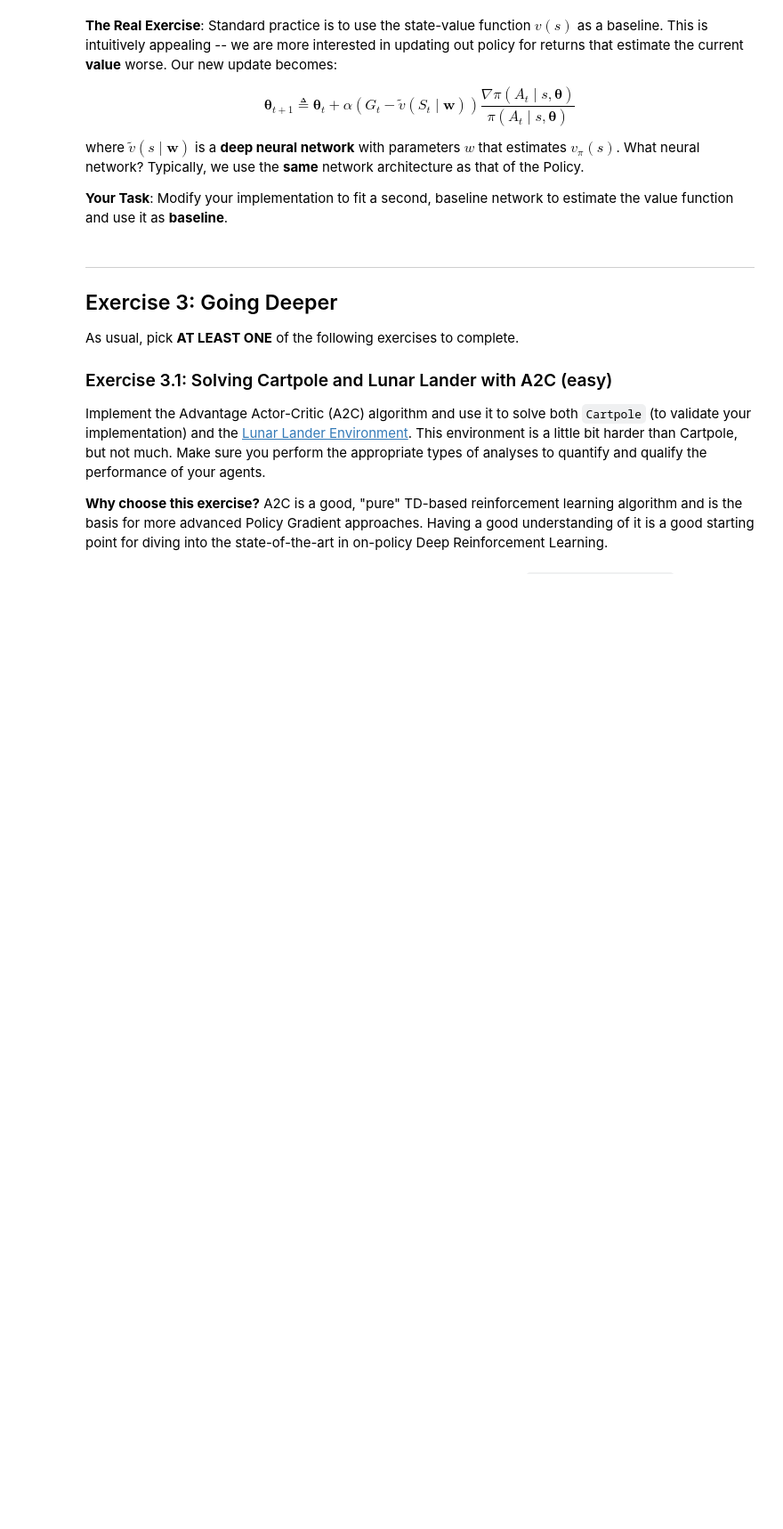
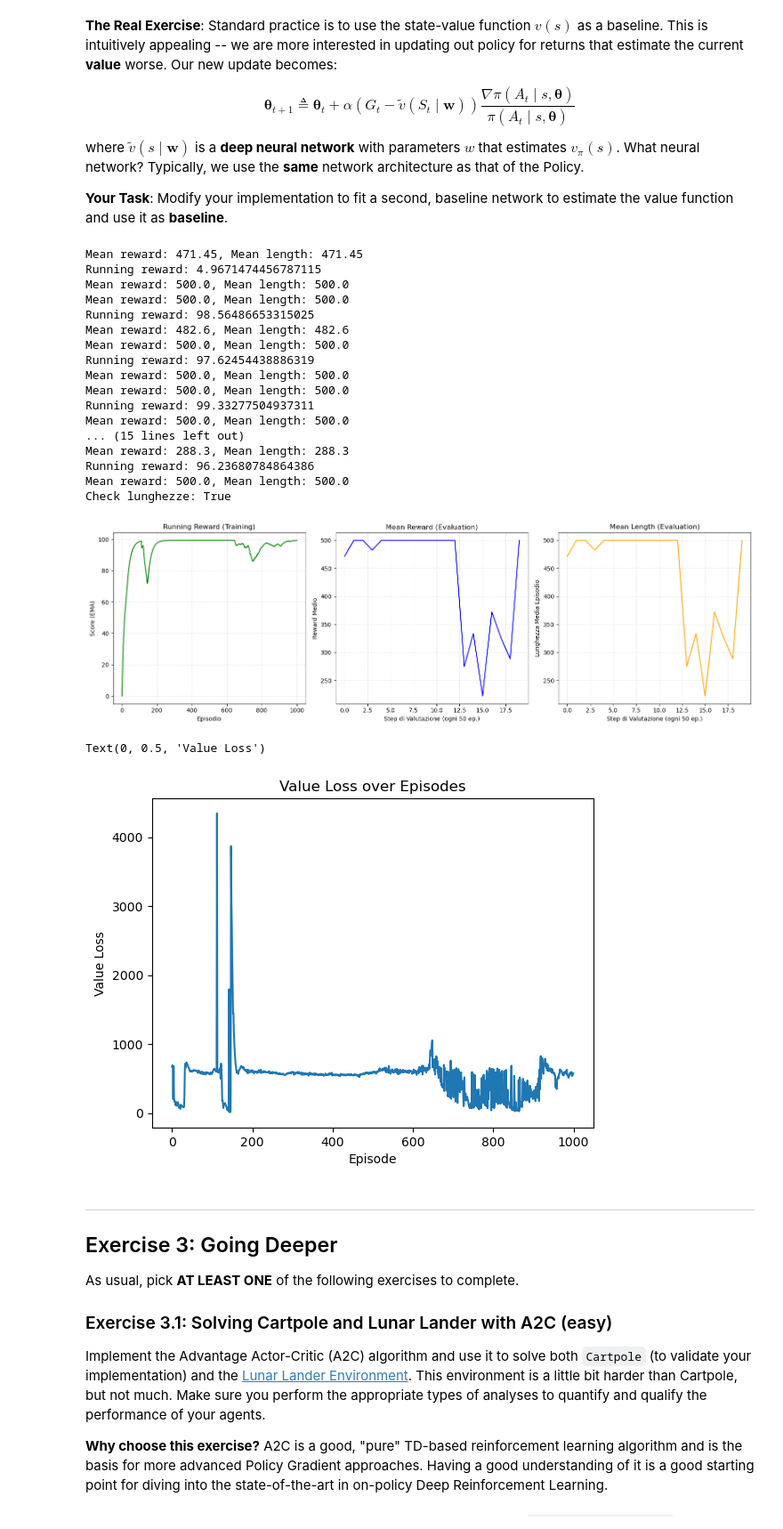
Before and after one commit to lapo13/Deep-Learning-Labs-and-Experiments, a Jupyter notebook: Lab_3/DLA-Lab3-DRL.ipynb, the cells around one changed output. Shown at 89% size. Saved outputs shown, nothing was run; the diff lists cells and outputs as text; code cells hidden in the pictures; blank space fills up the shorter version.

```diff
--- a/Lab_3/DLA-Lab3-DRL.ipynb
+++ b/Lab_3/DLA-Lab3-DRL.ipynb
@@ -129,8 +232,56 @@ $$ \boldsymbol{\theta}_{t+1} \triangleq \boldsymbol{\theta}_t + \alpha (G_t - \t
 where $\tilde{v}(s \mid \mathbf{w})$ is a **deep neural network** with parameters $w$ that estimates $v_\pi(s)$. What neural network? Typically, we use the **same** network architecture as that of the Policy.
 
 **Your Task**: Modify your implementation to fit a second, baseline network to estimate the value function and use it as **baseline**.
+# %%
+class CriticNet(nn.Module):
+    def __init__(self, env):
+        super().__init__()
+        self.fc1 = nn.Linear(env.observation_space.shape[0], 128)
+        self.fc2 = nn.Linear(128, 1)
+
+    def forward(self, s):
+        s = F.relu(self.fc1(s))
+        s = self.fc2(s)
+        return s.view(-1) #force the output to be a 1D tensor, as we want a single value for each state
 # %%
-# Your code here.
+from Agent import ReinforceAgentWithBaseline
+
+policy = PolicyNet(env)
+critic = CriticNet(env)
+
+policy_optimizer = optim.Adam(policy.parameters(), lr=0.02)
+critic_optimizer = optim.Adam(critic.parameters(), lr=0.01)
+
+agent = ReinforceAgentWithBaseline(policy=policy, baseline=critic, opt=policy_optimizer, critic_opt=critic_optimizer, env=env, gamma=0.99, loss=loss)
+# %%
+results = agent.reinforce(num_episodes=1000, checkpoint=True, N=50, M=20)
+running_rewards, M_mean_reward, M_mean_length = results
+plot_rewards(running_rewards, M_mean_reward, M_mean_length)
+plt.plot(results.loss_values)
+plt.title('Value Loss over Episodes')
+plt.xlabel('Episode')
+plt.ylabel('Value Loss')
+# %% [output]
+Mean reward: 471.45, Mean length: 471.45
+Running reward: 4.9671474456787115
+Mean reward: 500.0, Mean length: 500.0
+Mean reward: 500.0, Mean length: 500.0
+Running reward: 98.56486653315025
+Mean reward: 482.6, Mean length: 482.6
+Mean reward: 500.0, Mean length: 500.0
+Running reward: 97.62454438886319
+Mean reward: 500.0, Mean length: 500.0
+Mean reward: 500.0, Mean length: 500.0
+Running reward: 99.33277504937311
+Mean reward: 500.0, Mean length: 500.0
+... (15 lines left out)
+Mean reward: 288.3, Mean length: 288.3
+Running reward: 96.23680784864386
+Mean reward: 500.0, Mean length: 500.0
+Check lunghezze: True
+[figure, added]
+Text(0, 0.5, 'Value Loss')
+[figure, added]
 # %% [markdown]
 
 -----
```
Also changed, not shown: parts of 7 cells of this notebook, 3 other files.
